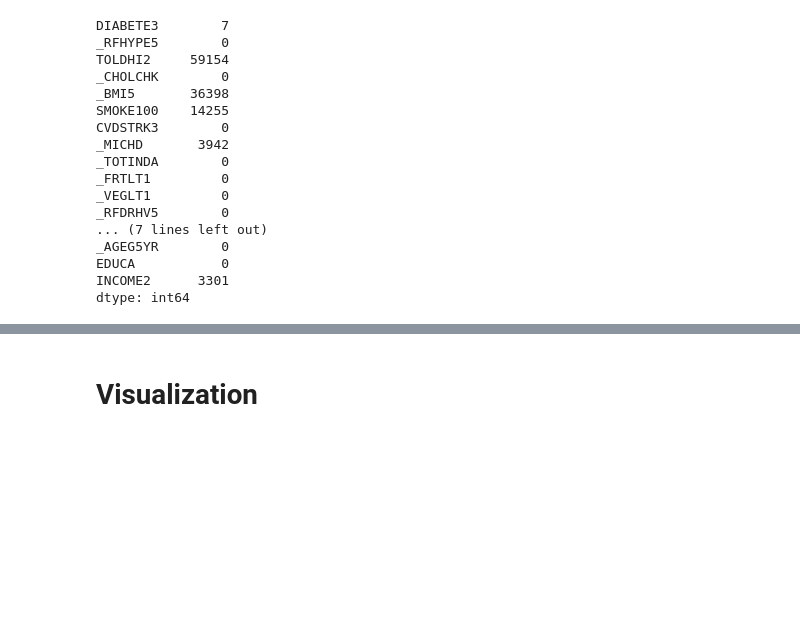
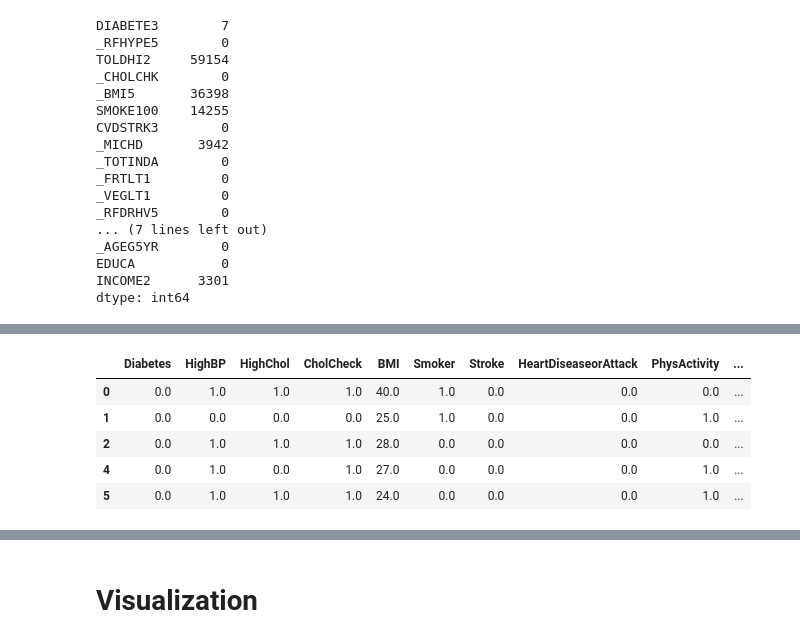
Before and after one commit to ajithpious/DeepSpeech, a Jupyter notebook: Project_BRFSS.ipynb, the cells around one changed output, grey strips where cells are left out. Drawn from its saved outputs; the diff is of its cells as text; code cells hidden in the pictures; blank space fills up the shorter version.

```diff
--- a/Project_BRFSS.ipynb
+++ b/Project_BRFSS.ipynb
@@ -669,0 +546,23 @@ df=data.copy()
+# %%
+df = df.rename(columns = {'_MICHD':'HeartDiseaseorAttack','DIABETE3':'Diabetes',
+                                         '_RFHYPE5':'HighBP',
+                                         'TOLDHI2':'HighChol', '_CHOLCHK':'CholCheck',
+                                         '_BMI5':'BMI',
+                                         'SMOKE100':'Smoker',
+                                         'CVDSTRK3':'Stroke',
+                                         '_TOTINDA':'PhysActivity',
+                                         '_FRTLT1':'Fruits', '_VEGLT1':"Veggies",
+                                         '_RFDRHV5':'HvyAlcoholConsump',
+                                         'HLTHPLN1':'AnyHealthcare', 'MEDCOST':'NoDocbcCost',
+                                         'GENHLTH':'GenHlth', 'MENTHLTH':'MentHlth', 'PHYSHLTH':'PhysHlth', 'DIFFWALK':'DiffWalk',
+                                         'SEX':'Sex', '_AGEG5YR':'Age', 'EDUCA':'Education', 'INCOME2':'Income' })
+# %%
+# Displaying the rows
+df.head()
+# %% [output]
+|  | Diabetes | HighBP | HighChol | CholCheck | BMI | Smoker | Stroke | HeartDiseaseorAttack | PhysActivity | ... |
+| 0 | 0.0 | 1.0 | 1.0 | 1.0 | 40.0 | 1.0 | 0.0 | 0.0 | 0.0 | ... |
+| 1 | 0.0 | 0.0 | 0.0 | 0.0 | 25.0 | 1.0 | 0.0 | 0.0 | 1.0 | ... |
+| 2 | 0.0 | 1.0 | 1.0 | 1.0 | 28.0 | 0.0 | 0.0 | 0.0 | 0.0 | ... |
+| 4 | 0.0 | 1.0 | 0.0 | 1.0 | 27.0 | 0.0 | 0.0 | 0.0 | 1.0 | ... |
+| 5 | 0.0 | 1.0 | 1.0 | 1.0 | 24.0 | 0.0 | 0.0 | 0.0 | 1.0 | ... |
```
Also changed, not shown: parts of 67 cells of this notebook.
